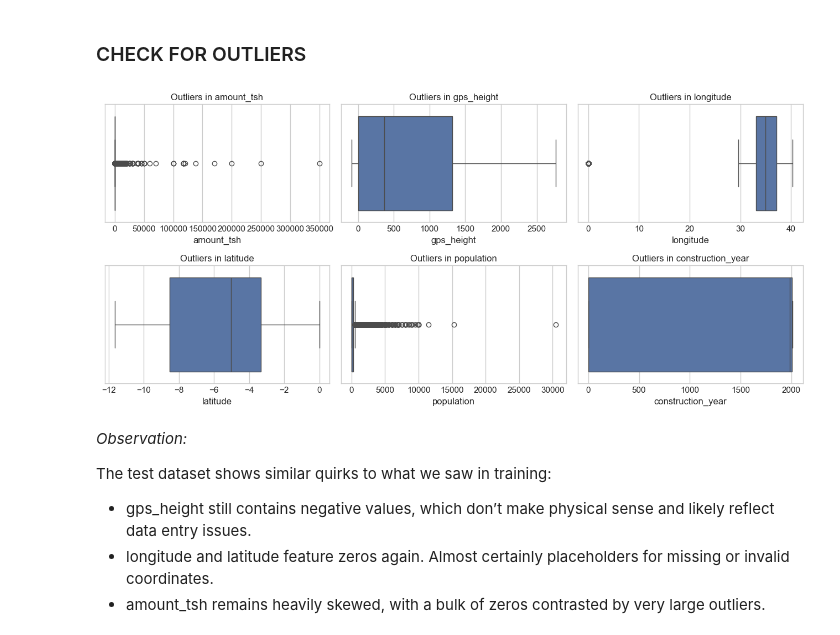
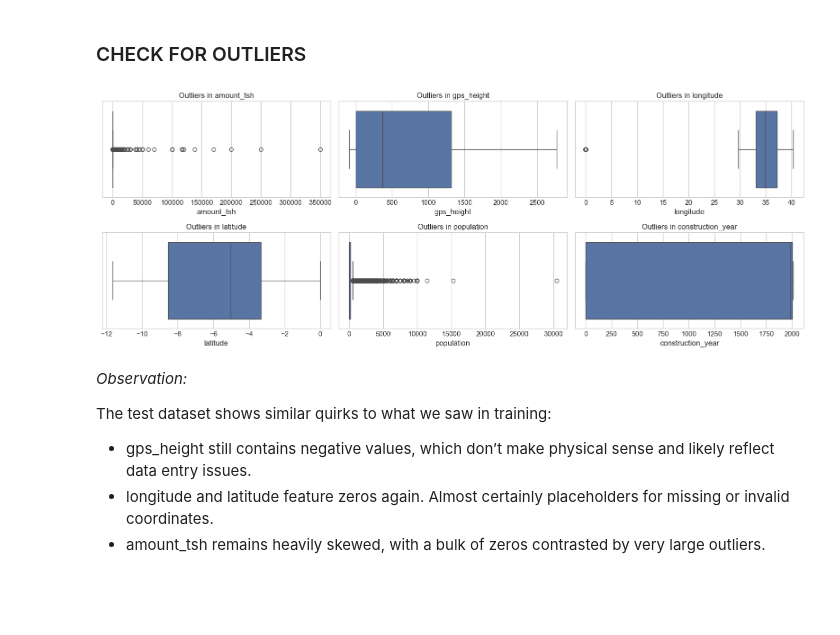
Before and after one commit to Vain-Guy/tanzania-water-well-status-prediction, a Jupyter notebook: Notebooks/CleaningAndEDA.ipynb, the cells around one changed output. Saved outputs shown, nothing was run; the diff lists cells and outputs as text; code cells hidden in the pictures; blank space fills up the shorter version.

```diff
--- a/Notebooks/CleaningAndEDA.ipynb
+++ b/Notebooks/CleaningAndEDA.ipynb
@@ -1266,0 +1230,12 @@ Null values in 'installer' after cleaning: 0
+# %%
+# Remove leading/trailing spaces
+train_df['basin'] = train_df['basin'].str.strip()
+
+# Replace multiple internal spaces with single space
+train_df['basin'] = train_df['basin'].str.replace(r'\s+', ' ', regex=True)
+
+# Remove spaces around slashes
+train_df['basin'] = train_df['basin'].str.replace(r'\s*/\s*', '/', regex=True)
+
+# Sanity check
+train_df['basin'].value_counts()
@@ -1295,16 +1282,16 @@ dtype: int64
 # %%
 # Check for outliers in all numerical features
 numerical_cols = train_df.select_dtypes(include = np.number).columns.tolist()
 
-plt.figure(figsize = (13, 6))
+plt.figure(figsize = (16, 6))
 for i, col in enumerate(numerical_cols):
     plt.subplot(2, 3, i + 1)
     sns.boxplot(x = train_df[col])
     plt.title(f'Outliers in {col}')
 plt.tight_layout()
 plt.show()
 # %% [output]
-[figure, old version]
+[figure, new version]
 # %% [markdown]
 *Observation:*
 
```
Also changed, not shown: parts of 102 cells of this notebook.
